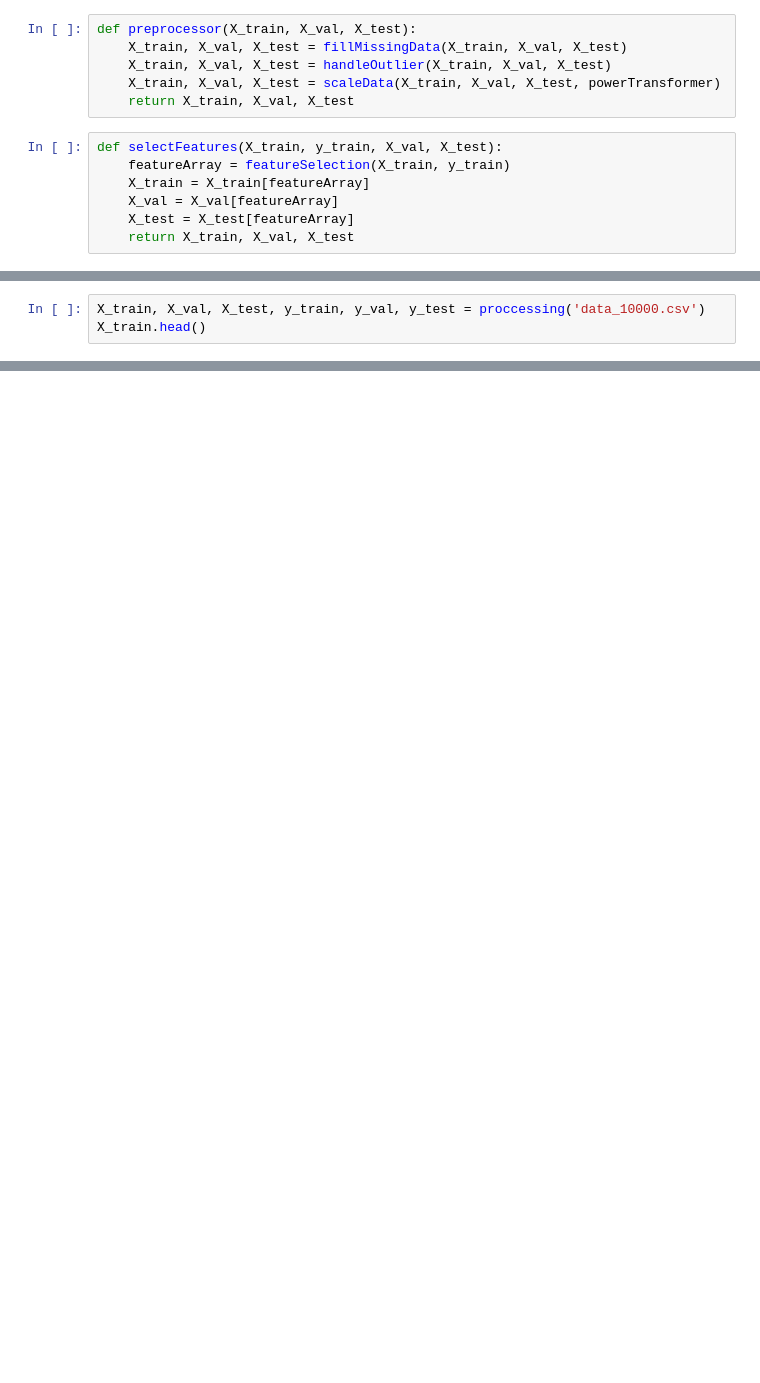
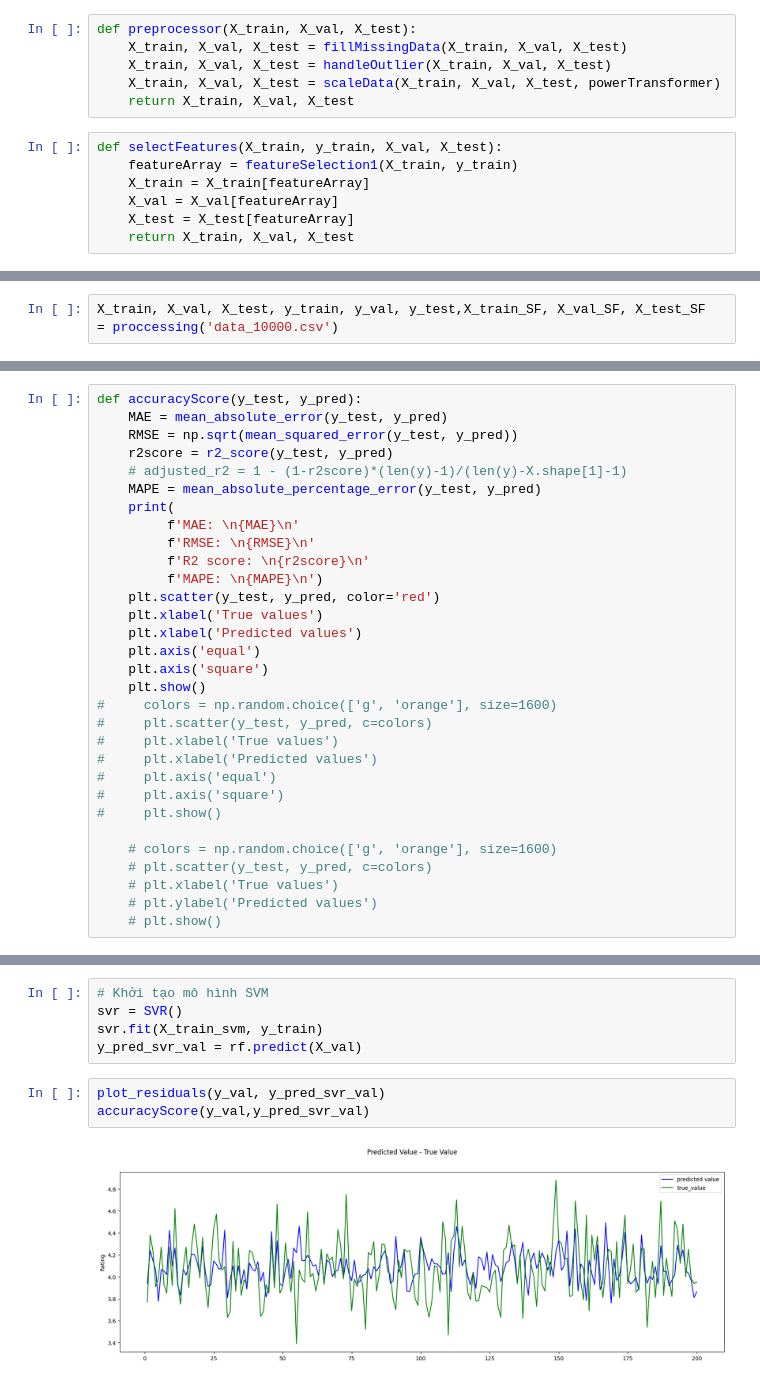
Before and after one commit to legitb0y/KHDL_CK_DCD, a Jupyter notebook: featureEngineering.ipynb, the cells around one changed output, grey strips where cells are left out. Saved outputs shown, nothing was run; the diff lists cells and outputs as text; blank space fills up the shorter version.

```diff
--- a/featureEngineering.ipynb
+++ b/featureEngineering.ipynb
@@ -199,7 +212,7 @@ def preprocessor(X_train, X_val, X_test):
     return X_train, X_val, X_test
 # %%
 def selectFeatures(X_train, y_train, X_val, X_test):
-    featureArray = featureSelection(X_train, y_train)
+    featureArray = featureSelection1(X_train, y_train)
     X_train = X_train[featureArray]
     X_val = X_val[featureArray]
     X_test = X_test[featureArray]
@@ -231,6 +244,5 @@ def proccessing(file_path):
 # %%
-X_train, X_val, X_test, y_train, y_val, y_test = proccessing('data_10000.csv')
-X_train.head()
+X_train, X_val, X_test, y_train, y_val, y_test,X_train_SF, X_val_SF, X_test_SF  = proccessing('data_10000.csv')
 # %% [output]
 Number of duplicated rows: 1
 Number of missing values:
@@ -255,0 +383,31 @@ dtype: int64
+# %%
+def accuracyScore(y_test, y_pred):
+    MAE = mean_absolute_error(y_test, y_pred)
+    RMSE = np.sqrt(mean_squared_error(y_test, y_pred))
+    r2score = r2_score(y_test, y_pred)
+    # adjusted_r2 = 1 - (1-r2score)*(len(y)-1)/(len(y)-X.shape[1]-1)
+    MAPE = mean_absolute_percentage_error(y_test, y_pred)
+    print(
+         f'MAE: \n{MAE}\n'
+         f'RMSE: \n{RMSE}\n'
+         f'R2 score: \n{r2score}\n'
+         f'MAPE: \n{MAPE}\n')
+    plt.scatter(y_test, y_pred, color='red')
+    plt.xlabel('True values')
+    plt.xlabel('Predicted values')
+    plt.axis('equal')
+    plt.axis('square')
+    plt.show()
+#     colors = np.random.choice(['g', 'orange'], size=1600)
+#     plt.scatter(y_test, y_pred, c=colors)
+#     plt.xlabel('True values')
+#     plt.xlabel('Predicted values')
+#     plt.axis('equal')
+#     plt.axis('square')
+#     plt.show()
+
+    # colors = np.random.choice(['g', 'orange'], size=1600)
+    # plt.scatter(y_test, y_pred, c=colors)
+    # plt.xlabel('True values')
+    # plt.ylabel('Predicted values')
+    # plt.show()
@@ -255,0 +508,10 @@ dtype: int64
+# %%
+# Khởi tạo mô hình SVM
+svr = SVR()
+svr.fit(X_train_svm, y_train)
+y_pred_svr_val = rf.predict(X_val)
+# %%
+plot_residuals(y_val, y_pred_svr_val)
+accuracyScore(y_val,y_pred_svr_val)
+# %% [output]
+[figure, added]
```
Also changed, not shown: parts of 34 cells of this notebook.
